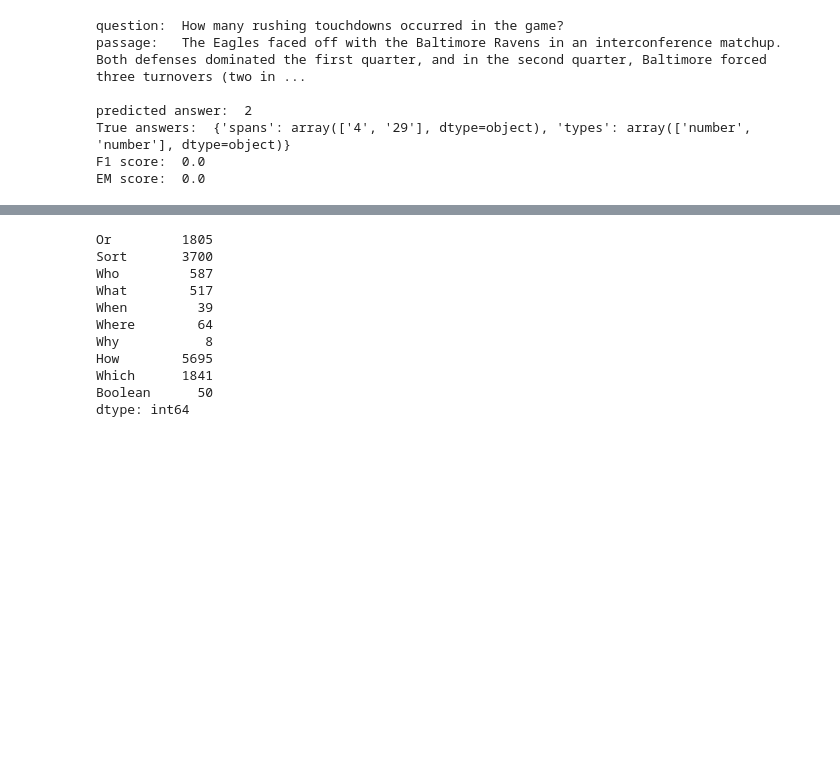
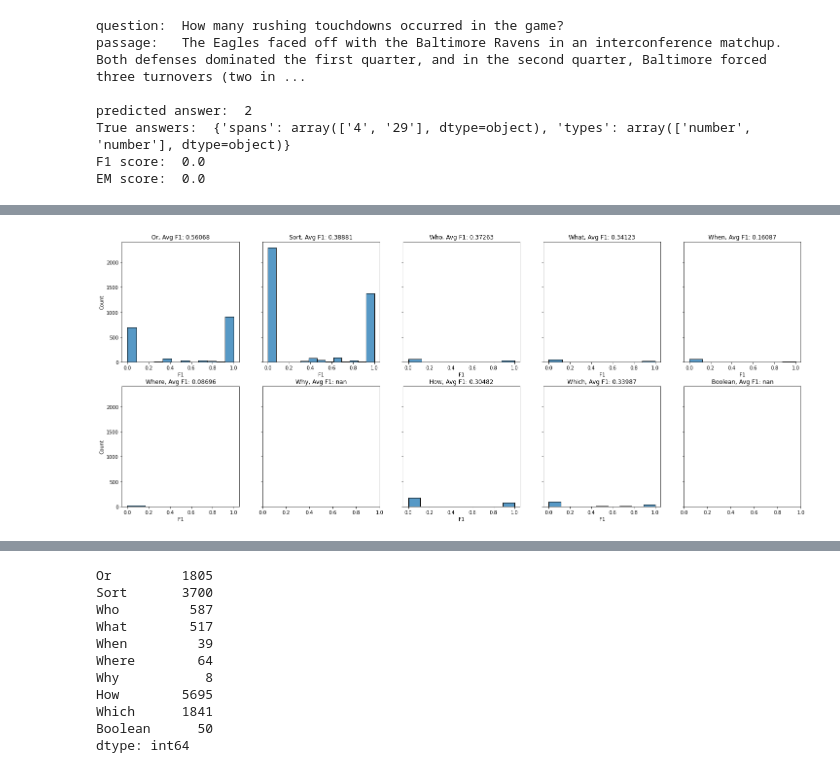
Before and after one commit to omarkapur-mids/Exploring-Data-Augmentation-for-QA-with-T5, a Jupyter notebook: DROP/DROP-analyze-onerun.ipynb, the cells around one changed output, grey strips where cells are left out. Cells and saved outputs as stored; diff of their text form; code cells hidden in the pictures; blank space fills up the shorter version.

```diff
--- a/DROP/DROP-analyze-onerun.ipynb
+++ b/DROP/DROP-analyze-onerun.ipynb
@@ -216,0 +352,14 @@ df.head()
+# %%
+nrows = 2
+ncols = 5
+counter = 0
+qTypes = ['Or','Sort','Who','What','When','Where','Why','How','Which','Boolean']
+
+fig,ax = plt.subplots(nrows=nrows,ncols=ncols,sharey=True,figsize=(25,10))
+for row in range(nrows):
+    for col in range(ncols):
+        ax[row,col] = sns.histplot(data=df[df[qTypes[counter]]==1],x='F1',label=qTypes[counter],ax=ax[row,col])
+        ax[row,col].set_title(f'{qTypes[counter]}, Avg F1: {df[df[qTypes[counter]] == 1].F1.mean():0.5f}')
+        counter += 1
+# %% [output]
+[figure, added]
```
Also changed, not shown: parts of 52 cells of this notebook.
